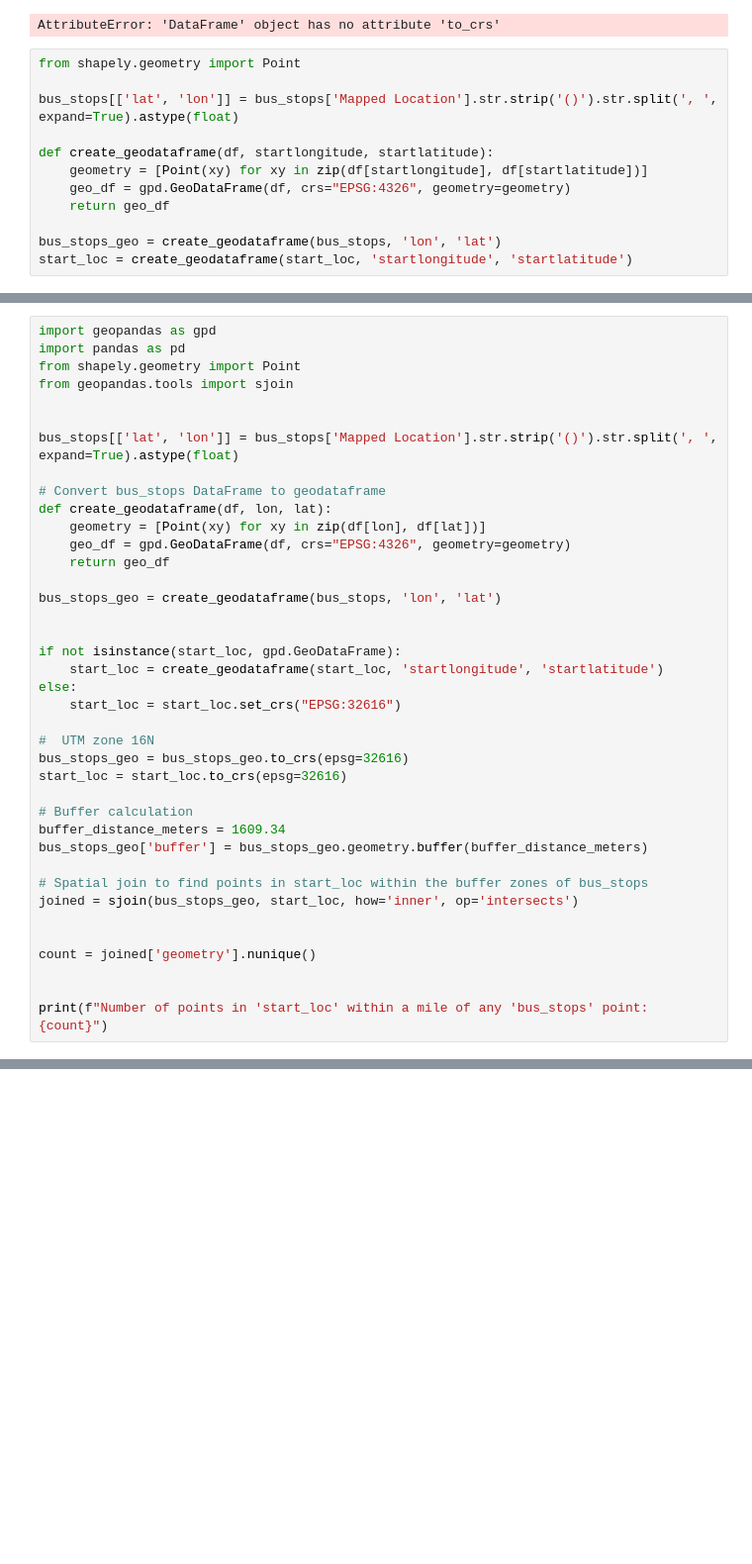
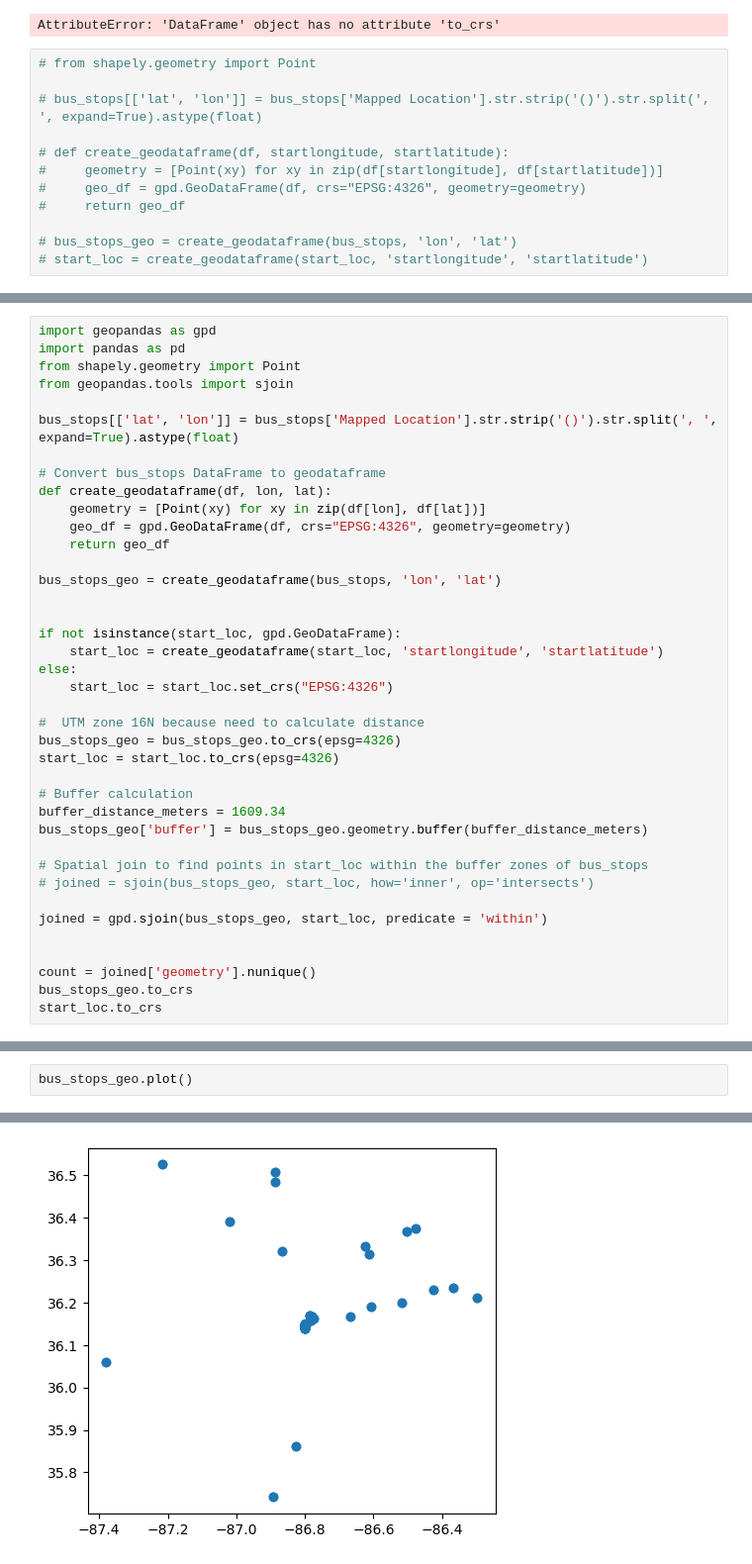
Before and after one commit to NSS-Data-Analytics-Cohort-10/scooters-group-2, a Jupyter notebook: notebooks/scooters.ipynb, the cells around one changed output, grey strips where cells are left out. Shown: that part at 99% size. Drawn from its saved outputs; the diff is of its cells as text; blank space fills up the shorter version.

```diff
--- a/notebooks/scooters.ipynb
+++ b/notebooks/scooters.ipynb
@@ -559,15 +411,15 @@ count = joined['buffer'].nunique()
 # %% [output]
 AttributeError: 'DataFrame' object has no attribute 'to_crs'
 # %%
-from shapely.geometry import Point
+# from shapely.geometry import Point
 
-bus_stops[['lat', 'lon']] = bus_stops['Mapped Location'].str.strip('()').str.split(', ', expand=True).astype(float)
+# bus_stops[['lat', 'lon']] = bus_stops['Mapped Location'].str.strip('()').str.split(', ', expand=True).astype(float)
 
-def create_geodataframe(df, startlongitude, startlatitude):
-    geometry = [Point(xy) for xy in zip(df[startlongitude], df[startlatitude])]
-    geo_df = gpd.GeoDataFrame(df, crs="EPSG:4326", geometry=geometry)
-    return geo_df
+# def create_geodataframe(df, startlongitude, startlatitude):
+#     geometry = [Point(xy) for xy in zip(df[startlongitude], df[startlatitude])]
+#     geo_df = gpd.GeoDataFrame(df, crs="EPSG:4326", geometry=geometry)
+#     return geo_df
 
-bus_stops_geo = create_geodataframe(bus_stops, 'lon', 'lat')
-start_loc = create_geodataframe(start_loc, 'startlongitude', 'startlatitude')
+# bus_stops_geo = create_geodataframe(bus_stops, 'lon', 'lat')
+# start_loc = create_geodataframe(start_loc, 'startlongitude', 'startlatitude')
 # %% [output]
@@ -577,7 +429,6 @@ import geopandas as gpd
 import pandas as pd
 from shapely.geometry import Point
 from geopandas.tools import sjoin
-
 
 bus_stops[['lat', 'lon']] = bus_stops['Mapped Location'].str.strip('()').str.split(', ', expand=True).astype(float)
 
@@ -593,22 +444,23 @@ bus_stops_geo = create_geodataframe(bus_stops, 'lon', 'lat')
 if not isinstance(start_loc, gpd.GeoDataFrame):
     start_loc = create_geodataframe(start_loc, 'startlongitude', 'startlatitude')
 else:
-    start_loc = start_loc.set_crs("EPSG:32616")
+    start_loc = start_loc.set_crs("EPSG:4326")
 
-#  UTM zone 16N
-bus_stops_geo = bus_stops_geo.to_crs(epsg=32616)
-start_loc = start_loc.to_crs(epsg=32616)
+#  UTM zone 16N because need to calculate distance
+bus_stops_geo = bus_stops_geo.to_crs(epsg=4326)
+start_loc = start_loc.to_crs(epsg=4326)
 
 # Buffer calculation
 buffer_distance_meters = 1609.34
 bus_stops_geo['buffer'] = bus_stops_geo.geometry.buffer(buffer_distance_meters)
 
 # Spatial join to find points in start_loc within the buffer zones of bus_stops
-joined = sjoin(bus_stops_geo, start_loc, how='inner', op='intersects')
+# joined = sjoin(bus_stops_geo, start_loc, how='inner', op='intersects')
+
+joined = gpd.sjoin(bus_stops_geo, start_loc, predicate = 'within')
 
 
 count = joined['geometry'].nunique()
-
-
-print(f"Number of points in 'start_loc' within a mile of any 'bus_stops' point: {count}")
+bus_stops_geo.to_crs
+start_loc.to_crs
 # %% [output]
@@ -615,0 +485,3 @@ ValueError: 'left_df' should be GeoDataFrame, got <class 'pandas.core.frame.Data
+# %%
+bus_stops_geo.plot()
+# %% [output]
@@ -615,0 +489 @@ ValueError: 'left_df' should be GeoDataFrame, got <class 'pandas.core.frame.Data
+[figure, added]
```
Also changed, not shown: parts of 29 cells of this notebook.
